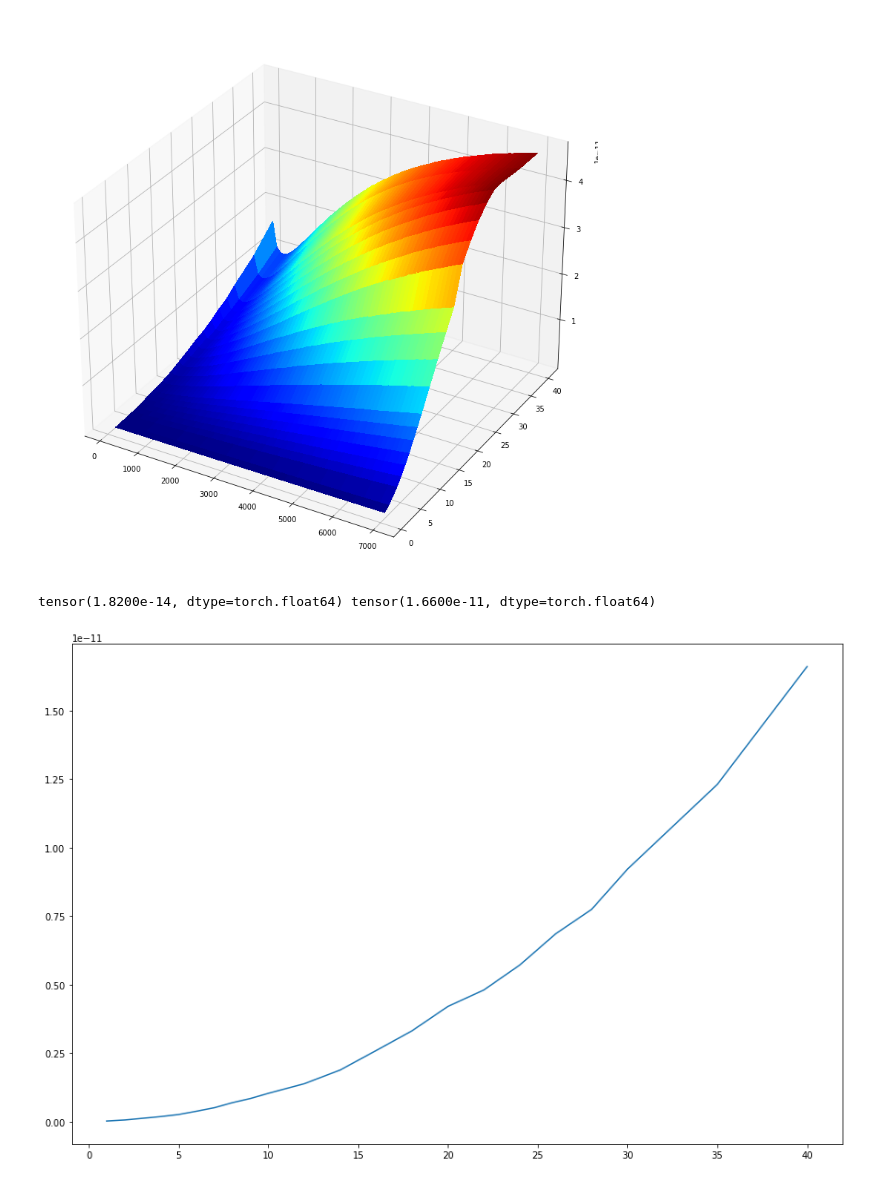
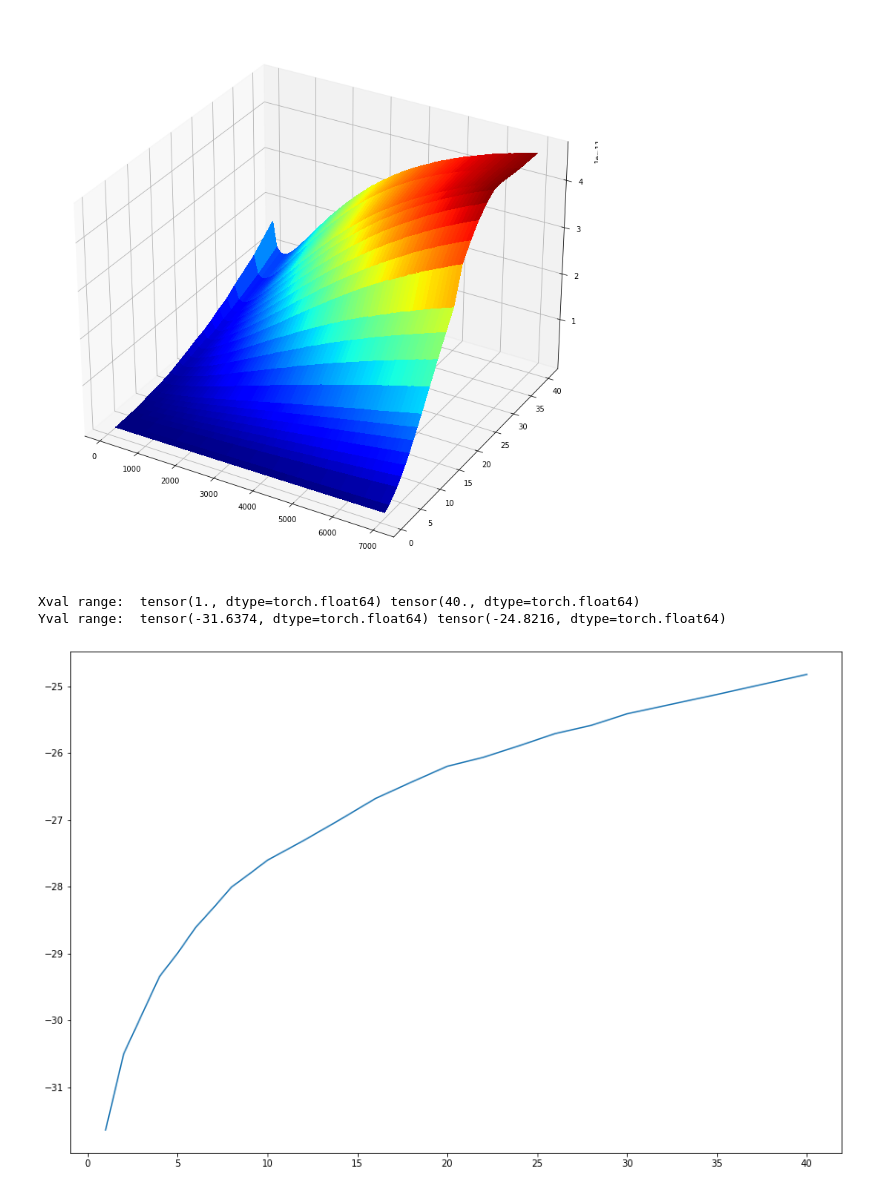
Before and after one commit to lstorchi/CurveFittingML, a Jupyter notebook: fittingviaGP.ipynb, the cells around one changed output. Saved outputs shown, nothing was run; the diff lists cells and outputs as text; code cells hidden in the pictures.

```diff
--- a/fittingviaGP.ipynb
+++ b/fittingviaGP.ipynb
@@ -92,42 +91,36 @@ def plotfull3dcurve (df, vib_values, temp_values):
 # %%
 filename = "N2N2_dataset.xls"
 df, vib_values , temp_values = filterinitialset (filename)
 plotfull3dcurve (df, vib_values, temp_values)
 
-train_x = torch.linspace(0, 1, len(vib_values), dtype=float)
-train_y = torch.linspace(0, 1, len(vib_values), dtype=float)
+train_x = torch.linspace(0, 1, len(vib_values), dtype=torch.float64)
+train_y = torch.linspace(0, 1, len(vib_values), dtype=torch.float64)
 
 selectedtemp = temp_values[0]
 
-x = []
-y = []
-
 for idx in range(len(vib_values)):
     train_x[idx] = vib_values[idx]
-    x.append(vib_values[idx])
 
     yval = df[selectedtemp].values[idx]
-    #yval = math.log(yval)
+    yval = math.log(yval)
     train_y[idx] = yval
-    y.append(yval)
 
-#minx = torch.min(train_x)
-#maxx = torch.max(train_x)
-#print(minx, maxx)
+minx = torch.min(train_x)
+maxx = torch.max(train_x)
+print("Xval range: ", minx, maxx)
 
 miny = torch.min(train_y)
 maxy = torch.max(train_y)
-print(miny, maxy)
+print("Yval range: ", miny, maxy)
 
-plt.plot(x, y)
+plt.plot(train_x.numpy(), train_y.numpy())
 plt.gcf().set_size_inches(15, 10)
 plt.show()
-
-exit(1)
 # %% [output]
 [figure]
-tensor(1.8200e-14, dtype=torch.float64) tensor(1.6600e-11, dtype=torch.float64)
+Xval range:  tensor(1., dtype=torch.float64) tensor(40., dtype=torch.float64)
+Yval range:  tensor(-31.6374, dtype=torch.float64) tensor(-24.8216, dtype=torch.float64)
-[figure, old version]
+[figure, new version]
 # %%
 # We will use the simplest form of GP model, exact inference
 class ExactGPModel(gpytorch.models.ExactGP):
```
Also changed, not shown: parts of 4 cells of this notebook, 1 other file.
